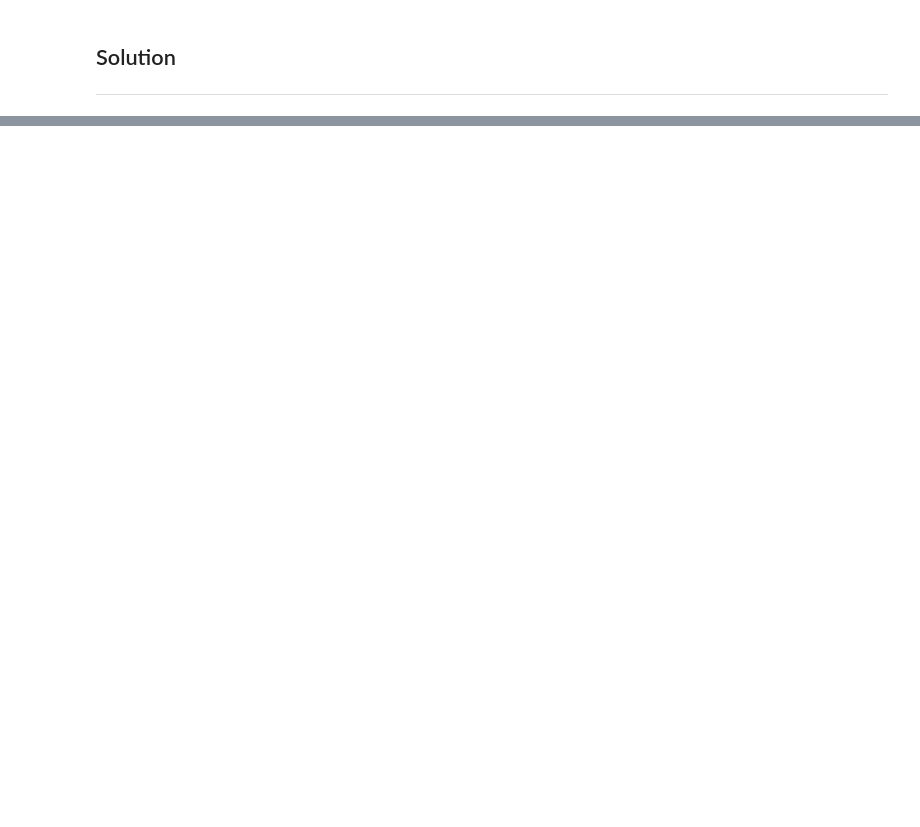
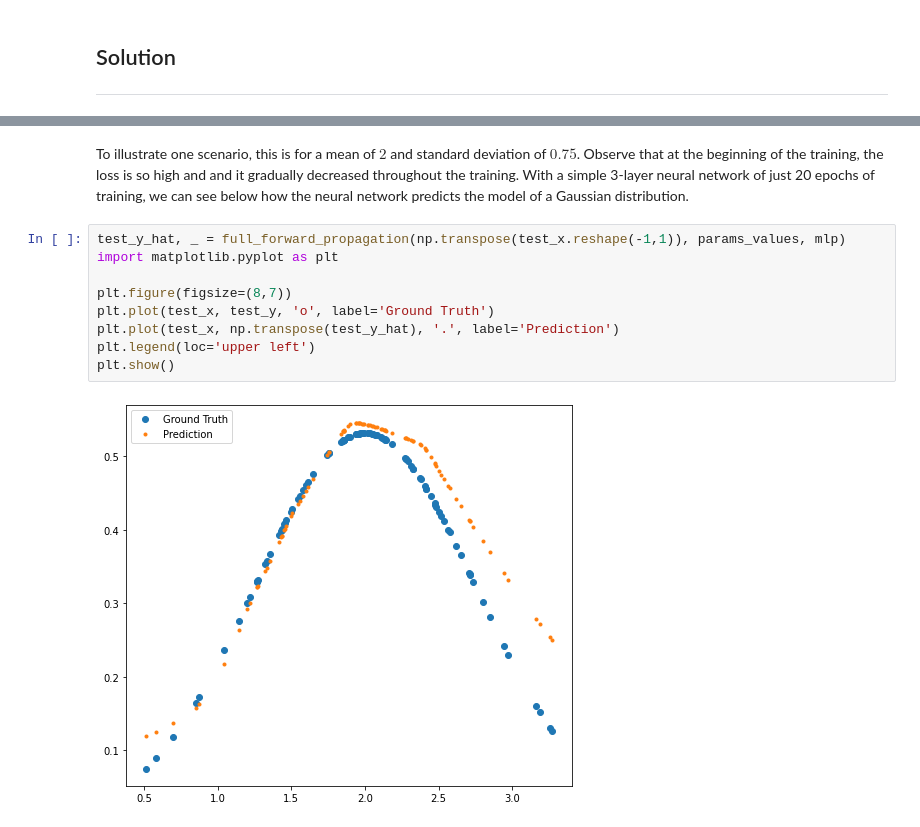
Before and after one commit to francismarquez/Foundations-of-Machine-Learning-Exercises, a Jupyter notebook: exercise-2/exercise-2.ipynb, the cells around one changed output, grey strips where cells are left out. Drawn from its saved outputs; the diff is of its cells as text; blank space fills up the shorter version.

```diff
--- a/exercise-2/exercise-2.ipynb
+++ b/exercise-2/exercise-2.ipynb
@@ -42,0 +373,13 @@ print(slice_dataset(dataset, -2*sigma, 2*sigma))
+# %% [markdown]
+To illustrate one scenario, this is for a mean of $2$ and standard deviation of $0.75$. Observe that at the beginning of the training, the loss is so high and and it gradually decreased throughout the training. With a simple 3-layer neural network of just 20 epochs of training, we can see below how the neural network predicts the model of a Gaussian distribution.
+# %%
+test_y_hat, _ = full_forward_propagation(np.transpose(test_x.reshape(-1,1)), params_values, mlp)
+import matplotlib.pyplot as plt
+
+plt.figure(figsize=(8,7))
+plt.plot(test_x, test_y, 'o', label='Ground Truth')
+plt.plot(test_x, np.transpose(test_y_hat), '.', label='Prediction')
+plt.legend(loc='upper left')
+plt.show()
+# %% [output]
+[figure, added]
```
Also changed, not shown: parts of 35 cells of this notebook.
